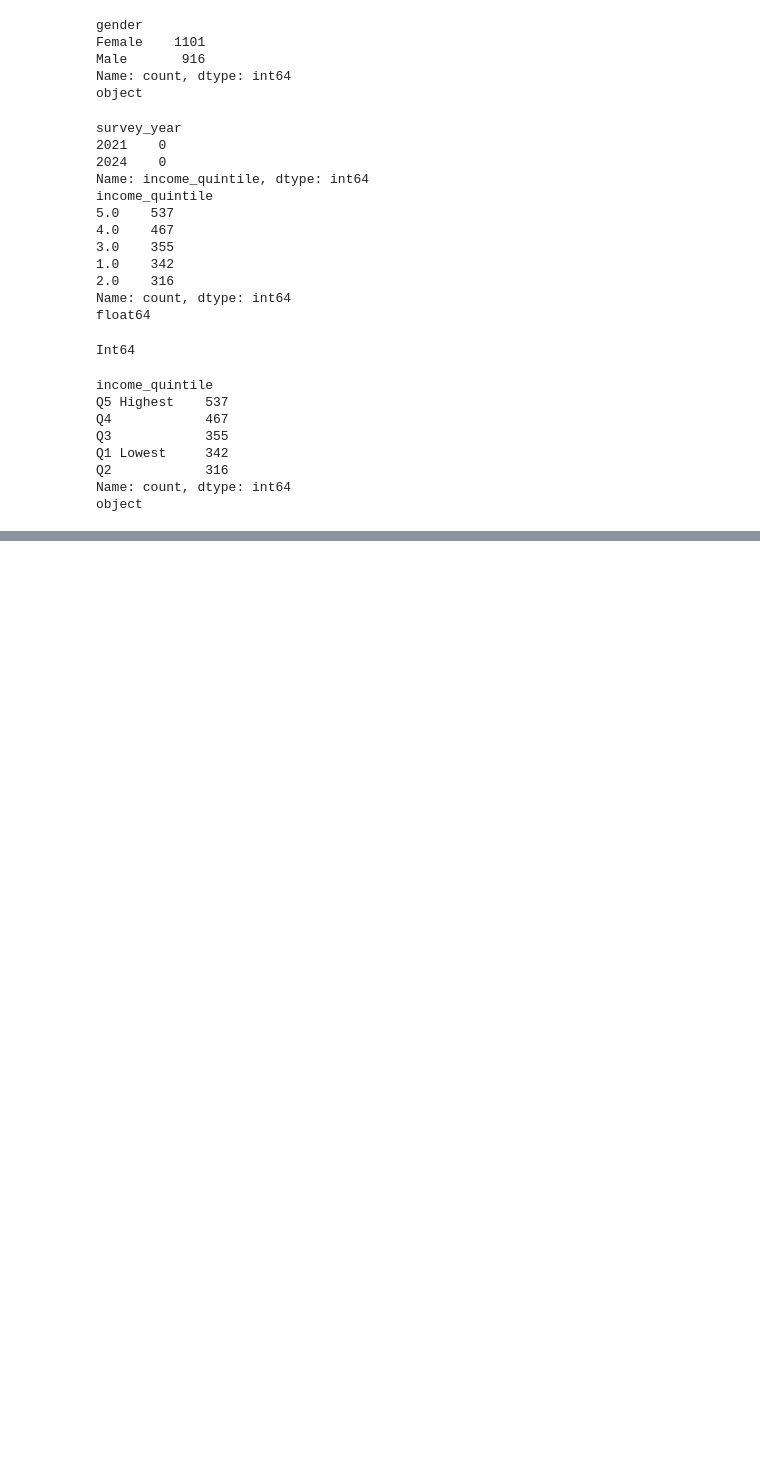
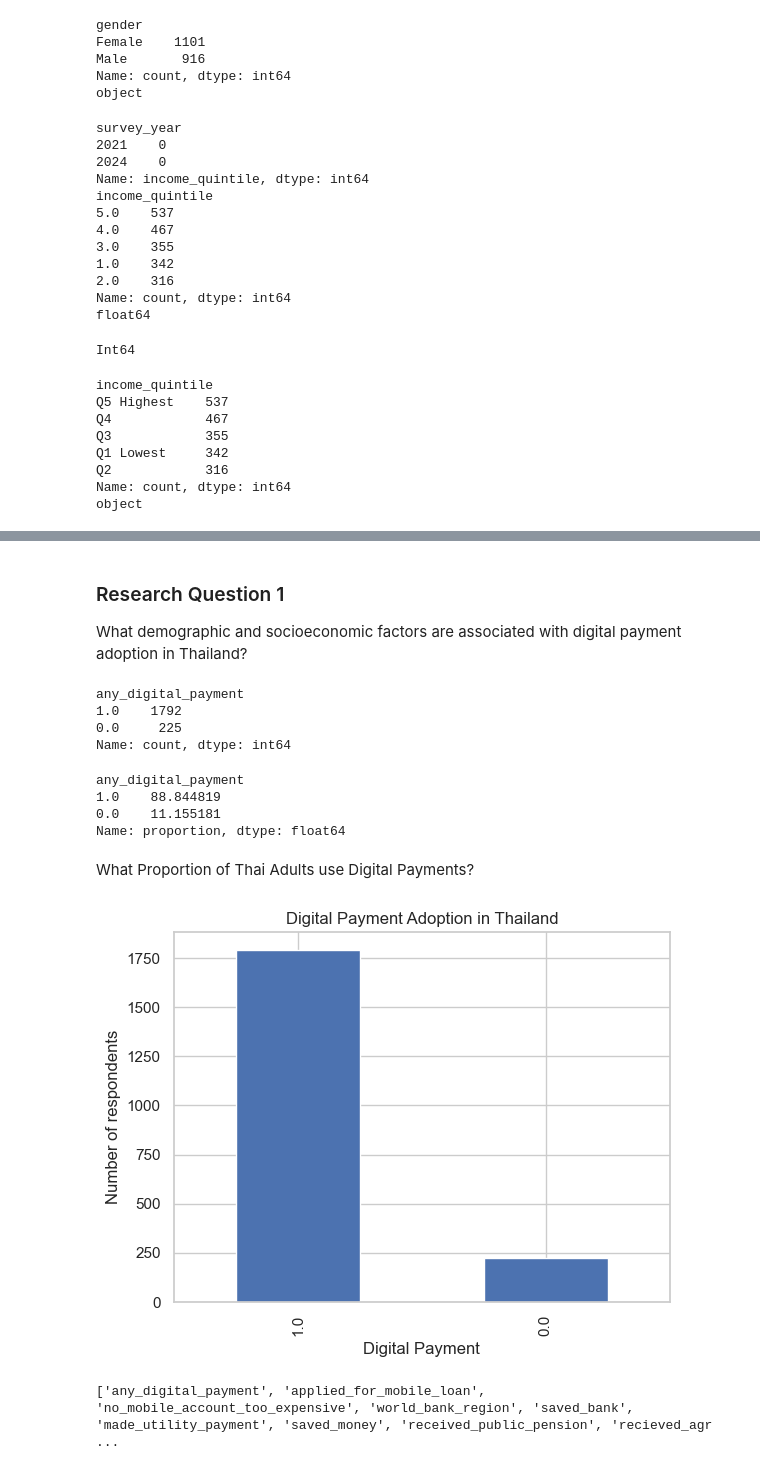
Before and after one commit to ArslanAmanov/Finance, a Jupyter notebook: QuantAnalyses/QME_term_project/EDA.ipynb, the cells around one changed output, grey strips where cells are left out. Saved outputs shown, nothing was run; the diff lists cells and outputs as text; code cells hidden in the pictures; blank space fills up the shorter version.

```diff
--- a/QuantAnalyses/QME_term_project/EDA.ipynb
+++ b/QuantAnalyses/QME_term_project/EDA.ipynb
@@ -491,0 +393,38 @@ finance_df = df_common[]
+# %%
+df_common_renamed["survey_year"] = df_common_renamed["survey_year"].astype('int64')
+# %% [markdown]
+### Research Question 1
+What demographic and socioeconomic factors are associated with digital payment adoption in Thailand?
+# %%
+df_common_renamed["any_digital_payment"].value_counts(dropna=False)
+# %% [output]
+any_digital_payment
+1.0    1792
+0.0     225
+Name: count, dtype: int64
+# %%
+df_common_renamed["any_digital_payment"].value_counts(normalize=True)*100
+# %% [output]
+any_digital_payment
+1.0    88.844819
+0.0    11.155181
+Name: proportion, dtype: float64
+# %% [markdown]
+What Proportion of Thai Adults use Digital Payments?
+# %%
+import matplotlib.pyplot as plt
+
+df_common_renamed["any_digital_payment"].value_counts().plot(
+    kind="bar"
+)
+
+plt.title("Digital Payment Adoption in Thailand")
+plt.xlabel("Digital Payment")
+plt.ylabel("Number of respondents")
+plt.show()
+# %% [output]
+[figure, added]
+# %%
+print(df_common_renamed.columns.to_list())
+# %% [output]
+['any_digital_payment', 'applied_for_mobile_loan', 'no_mobile_account_too_expensive', 'world_bank_region', 'saved_bank', 'made_utility_payment', 'saved_money', 'received_public_pension', 'recieved_agr ...
```
Also changed, not shown: parts of 45 cells of this notebook, 1 other file.
